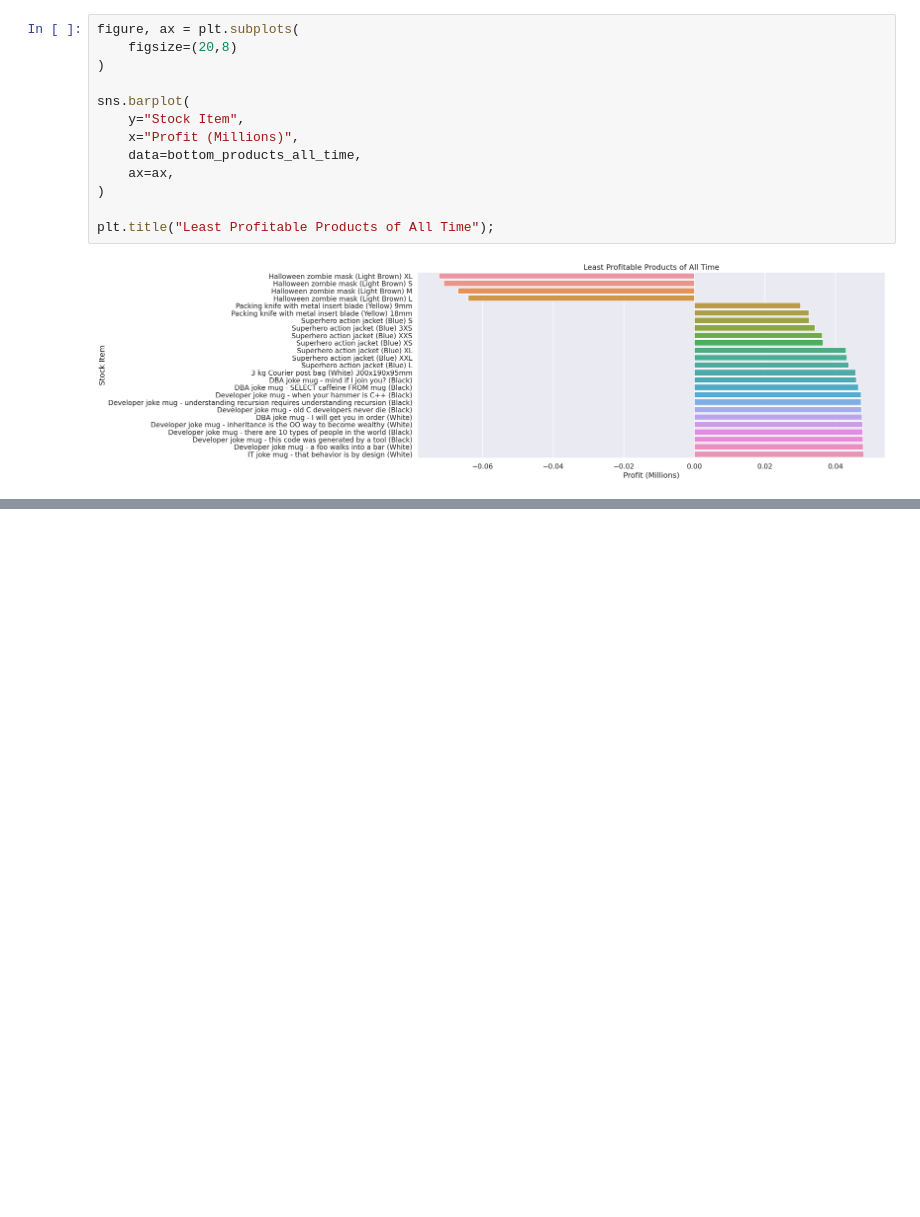
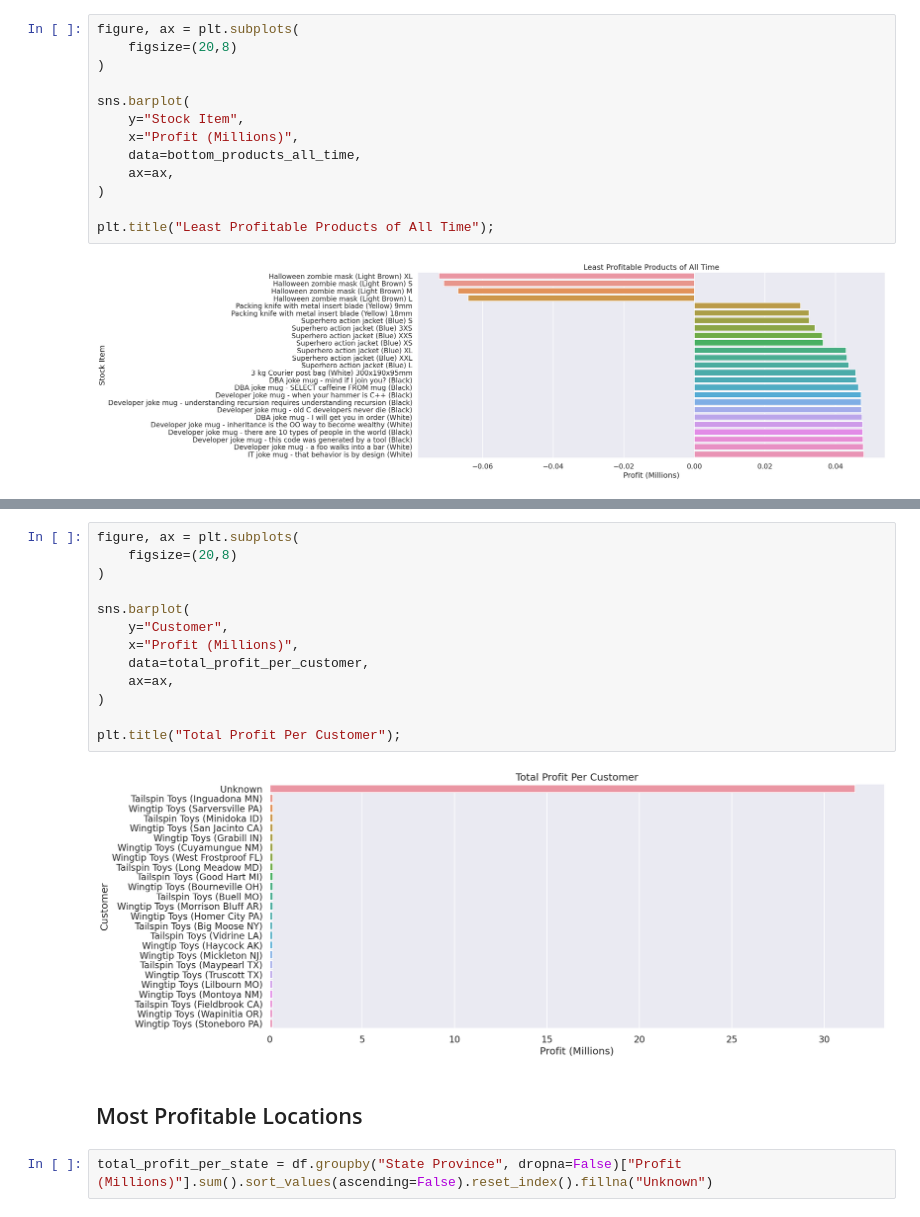
Before and after one commit to Max-FM/dataplatforms_project, a Jupyter notebook: analysis.ipynb, the cells around one changed output, grey strips where cells are left out. Cells and saved outputs as stored; diff of their text form; blank space fills up the shorter version.

```diff
--- a/analysis.ipynb
+++ b/analysis.ipynb
@@ -378,0 +394,19 @@ plt.title("Least Profitable Products of All Time");
+# %%
+figure, ax = plt.subplots(
+    figsize=(20,8)
+)
+
+sns.barplot(
+    y="Customer",
+    x="Profit (Millions)",
+    data=total_profit_per_customer,
+    ax=ax,
+)
+
+plt.title("Total Profit Per Customer");
+# %% [output]
+[figure, added]
+# %% [markdown]
+## Most Profitable Locations
+# %%
+total_profit_per_state = df.groupby("State Province", dropna=False)["Profit (Millions)"].sum().sort_values(ascending=False).reset_index().fillna("Unknown")
```
Also changed, not shown: parts of 12 cells of this notebook.
